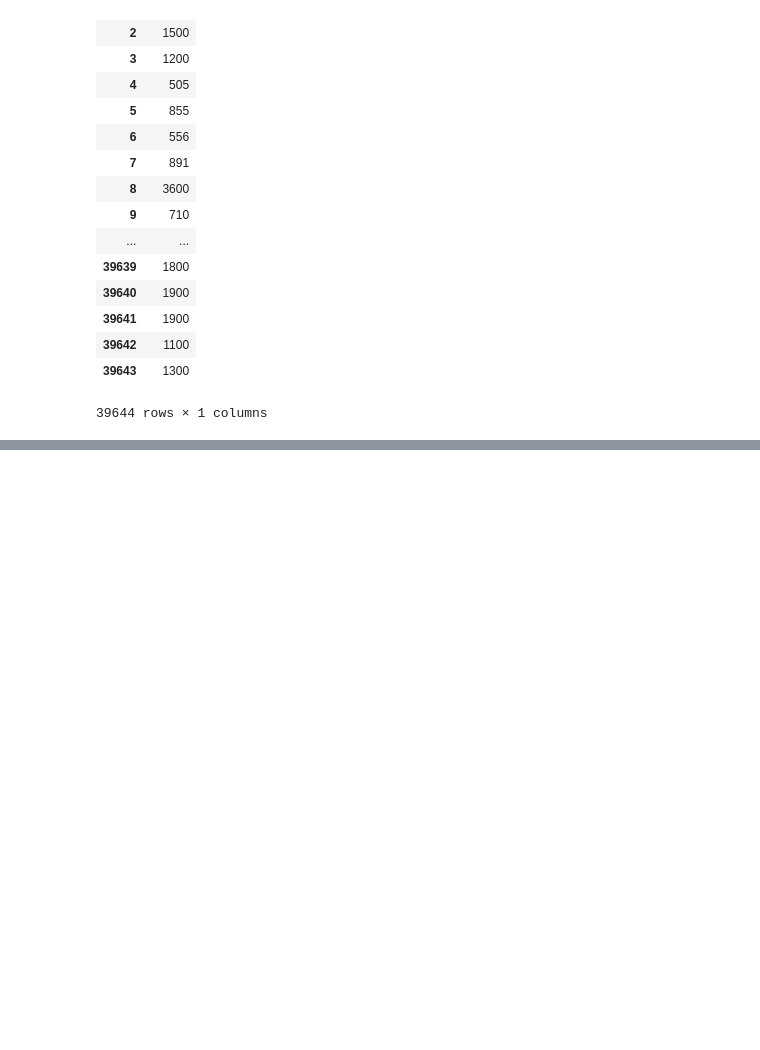
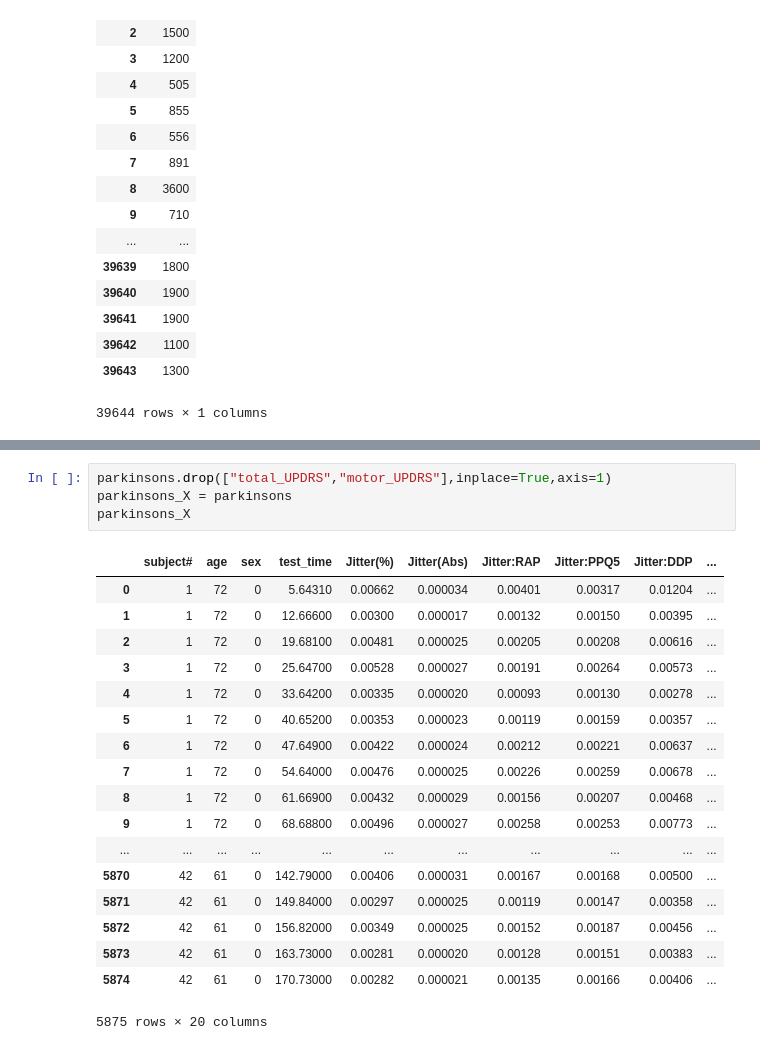
Before and after one commit to ofrik/implementing-learning-algorithms-HW2, a Jupyter notebook: datasets_splits.ipynb, the cells around one changed output, grey strips where cells are left out. Drawn from its saved outputs; the diff is of its cells as text; blank space fills up the shorter version.

```diff
--- a/datasets_splits.ipynb
+++ b/datasets_splits.ipynb
@@ -364,0 +410,23 @@ popularity_df_Y
+# %%
+parkinsons.drop(["total_UPDRS","motor_UPDRS"],inplace=True,axis=1)
+parkinsons_X = parkinsons
+parkinsons_X
+# %% [output]
+|  | subject# | age | sex | test_time | Jitter(%) | Jitter(Abs) | Jitter:RAP | Jitter:PPQ5 | Jitter:DDP | ... |
+| 0 | 1 | 72 | 0 | 5.64310 | 0.00662 | 0.000034 | 0.00401 | 0.00317 | 0.01204 | ... |
+| 1 | 1 | 72 | 0 | 12.66600 | 0.00300 | 0.000017 | 0.00132 | 0.00150 | 0.00395 | ... |
+| 2 | 1 | 72 | 0 | 19.68100 | 0.00481 | 0.000025 | 0.00205 | 0.00208 | 0.00616 | ... |
+| 3 | 1 | 72 | 0 | 25.64700 | 0.00528 | 0.000027 | 0.00191 | 0.00264 | 0.00573 | ... |
+| 4 | 1 | 72 | 0 | 33.64200 | 0.00335 | 0.000020 | 0.00093 | 0.00130 | 0.00278 | ... |
+| 5 | 1 | 72 | 0 | 40.65200 | 0.00353 | 0.000023 | 0.00119 | 0.00159 | 0.00357 | ... |
+| 6 | 1 | 72 | 0 | 47.64900 | 0.00422 | 0.000024 | 0.00212 | 0.00221 | 0.00637 | ... |
+| 7 | 1 | 72 | 0 | 54.64000 | 0.00476 | 0.000025 | 0.00226 | 0.00259 | 0.00678 | ... |
+| 8 | 1 | 72 | 0 | 61.66900 | 0.00432 | 0.000029 | 0.00156 | 0.00207 | 0.00468 | ... |
+| 9 | 1 | 72 | 0 | 68.68800 | 0.00496 | 0.000027 | 0.00258 | 0.00253 | 0.00773 | ... |
+| ... | ... | ... | ... | ... | ... | ... | ... | ... | ... | ... |
+| 5870 | 42 | 61 | 0 | 142.79000 | 0.00406 | 0.000031 | 0.00167 | 0.00168 | 0.00500 | ... |
+| 5871 | 42 | 61 | 0 | 149.84000 | 0.00297 | 0.000025 | 0.00119 | 0.00147 | 0.00358 | ... |
+| 5872 | 42 | 61 | 0 | 156.82000 | 0.00349 | 0.000025 | 0.00152 | 0.00187 | 0.00456 | ... |
+| 5873 | 42 | 61 | 0 | 163.73000 | 0.00281 | 0.000020 | 0.00128 | 0.00151 | 0.00383 | ... |
+| 5874 | 42 | 61 | 0 | 170.73000 | 0.00282 | 0.000021 | 0.00135 | 0.00166 | 0.00406 | ... |
+5875 rows × 20 columns
```
Also changed, not shown: parts of 6 cells of this notebook, 2 other files.
